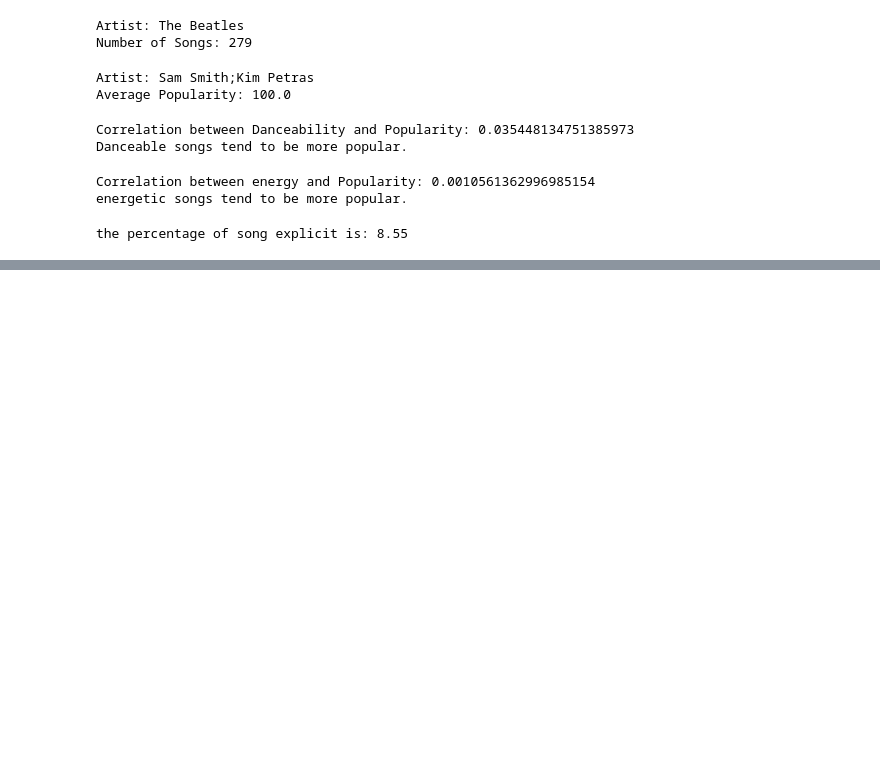
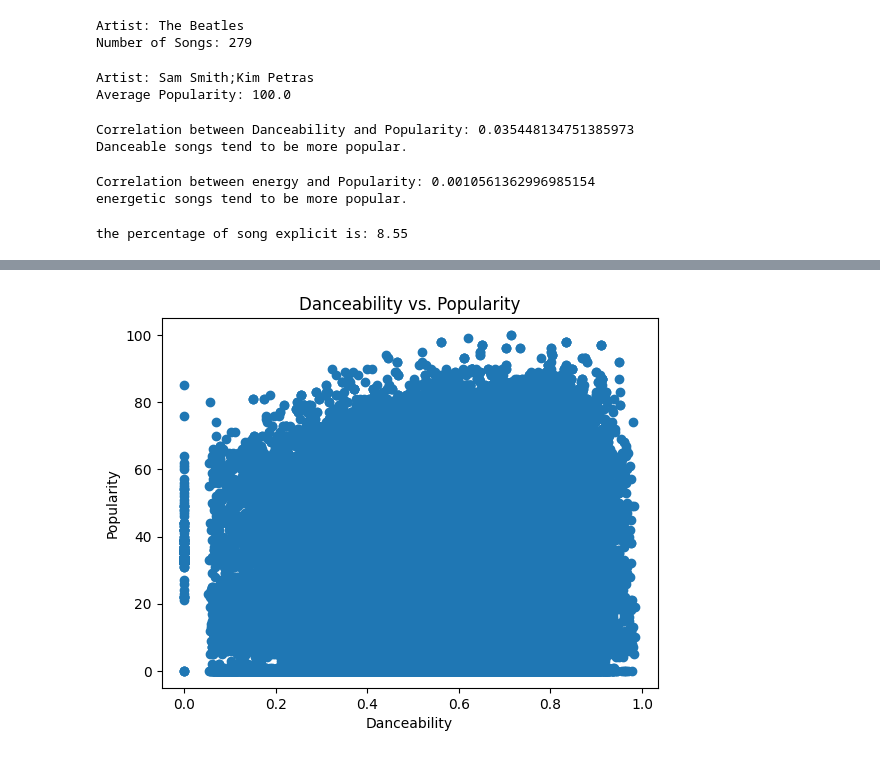
Before and after one commit to pavithrasmv/pandas, a Jupyter notebook: pandas project.ipynb, the cells around one changed output, grey strips where cells are left out. Cells and saved outputs as stored; diff of their text form; code cells hidden in the pictures; blank space fills up the shorter version.

```diff
--- a/pandas project.ipynb
+++ b/pandas project.ipynb
@@ -98,0 +159,10 @@ the percentage of song explicit is: 8.55
+# %%
+import matplotlib.pyplot as plt
+
+plt.scatter(df["danceability"], df["popularity"])
+plt.xlabel("Danceability")
+plt.ylabel("Popularity")
+plt.title("Danceability vs. Popularity")
+plt.show()
+# %% [output]
+[figure, added]
```
Also changed, not shown: parts of 12 cells of this notebook.
